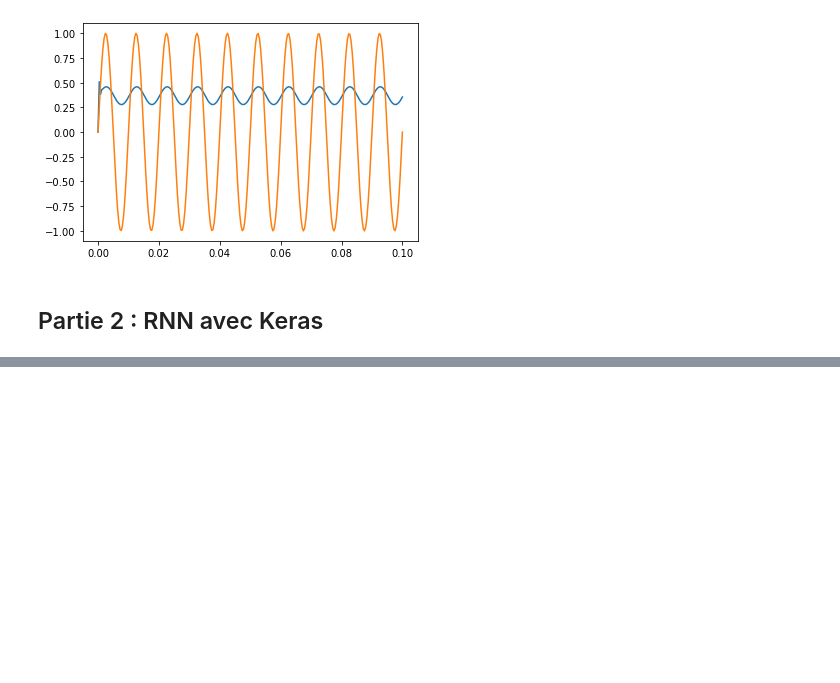
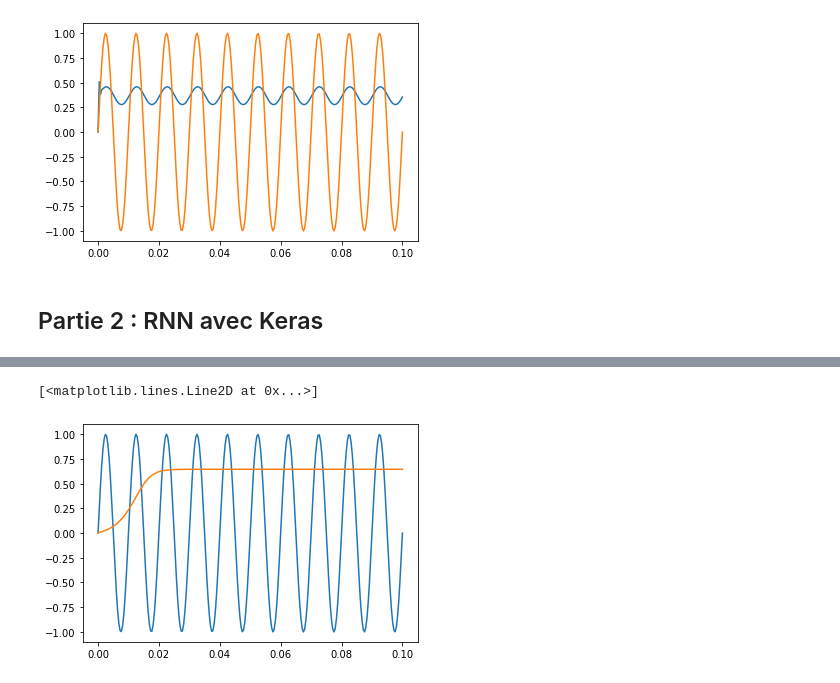
Before and after one commit to Romain3Ch216/SIR, a Jupyter notebook: TP_RNN/TP4_RNN.ipynb, the cells around one changed output, grey strips where cells are left out. Drawn from its saved outputs; the diff is of its cells as text; code cells hidden in the pictures; blank space fills up the shorter version.

```diff
--- a/TP_RNN/TP4_RNN.ipynb
+++ b/TP_RNN/TP4_RNN.ipynb
@@ -84,10 +84,10 @@ Erreur quadratique : 0.55
 
 dataX = []
 dataY = []
-for i in range(len(x)-1):
-    dataX.append([x[i]])
-    dataY.append([x[i+1]])
+for i in range(len(sinus)-1):
+    dataX.append([sinus[i]])
+    dataY.append([sinus[i+1]])
 dataX = np.array(dataX)
 dataY = np.array(dataY)
-dataX = np.reshape(dataX, (dataX.shape[0], dataX.shape[1], 1))
+dataX = np.reshape(dataX, (dataX.shape[0], 1, 1))
 # %%
@@ -112,0 +97,13 @@ from tensorflow.keras.layers import Dense
+# %%
+# Q5)
+
+# On créé le réseau
+batch_size  = 16
+model = Sequential()
+model.add(SimpleRNN(4,batch_input_shape=(batch_size,1,1)))
+model.add(Dense(1))
+
+model.summary()
+
+model.compile(loss='mean_squared_error',
+              optimizer='adam',stateful=True, shuffle=False)
@@ -112,0 +123,2 @@ from tensorflow.keras.layers import Dense
+# %%
+model.fit(dataX,dataY, batch_size=batch_size,epochs = 20, verbose=2)
@@ -112,0 +144,14 @@ from tensorflow.keras.layers import Dense
+# %%
+sinus_estime= []
+x = model.predict(np.zeros((1,1,1)))
+
+for i in range(250):
+    sinus_estime.append(x[0,0])
+    x = np.reshape(x,(1,1,1))
+    x = model.predict(x)
+# %%
+plt.plot(t,sinus)
+plt.plot(t,sinus_estime)
+# %% [output]
+[<matplotlib.lines.Line2D at 0x...>]
+[figure, added]
```
Also changed, not shown: parts of 5 cells of this notebook.
